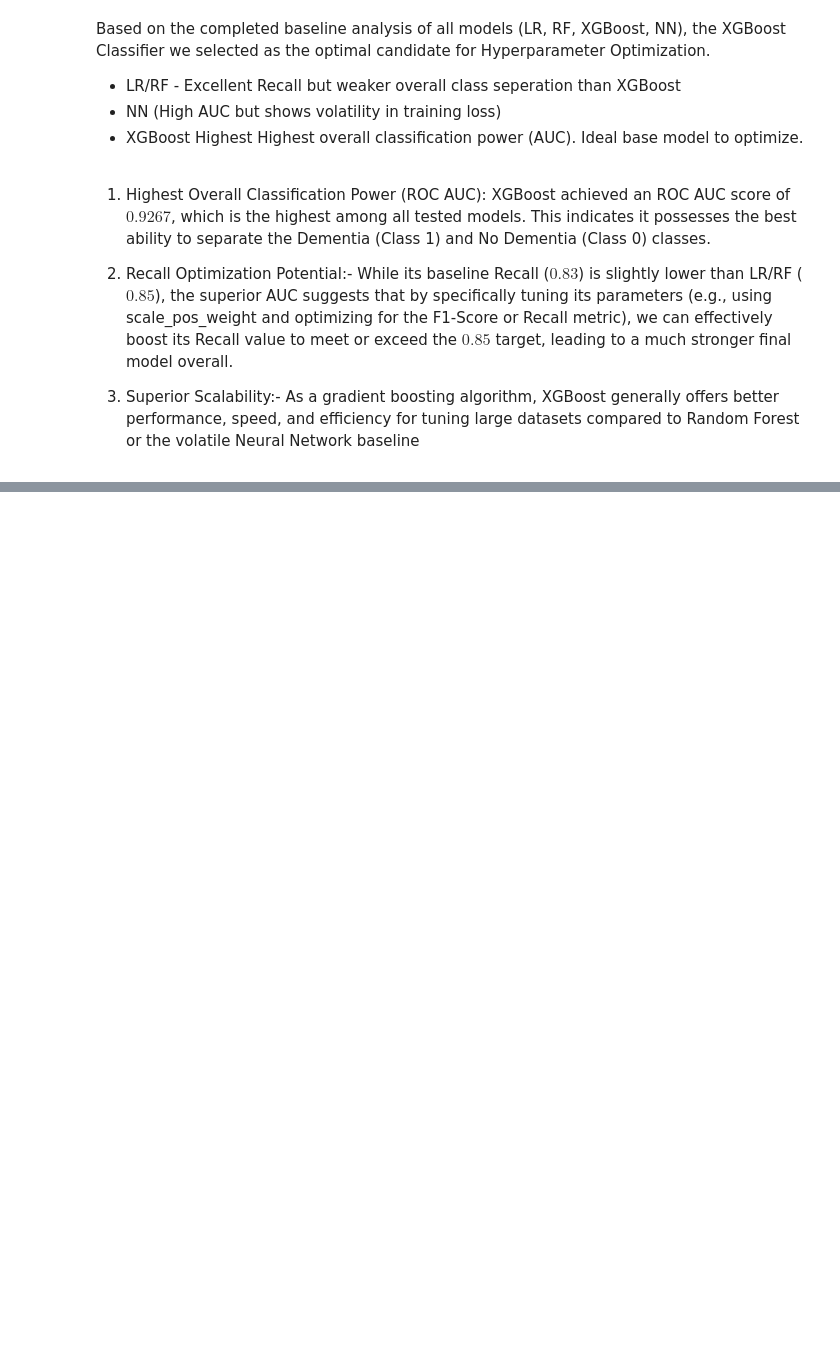
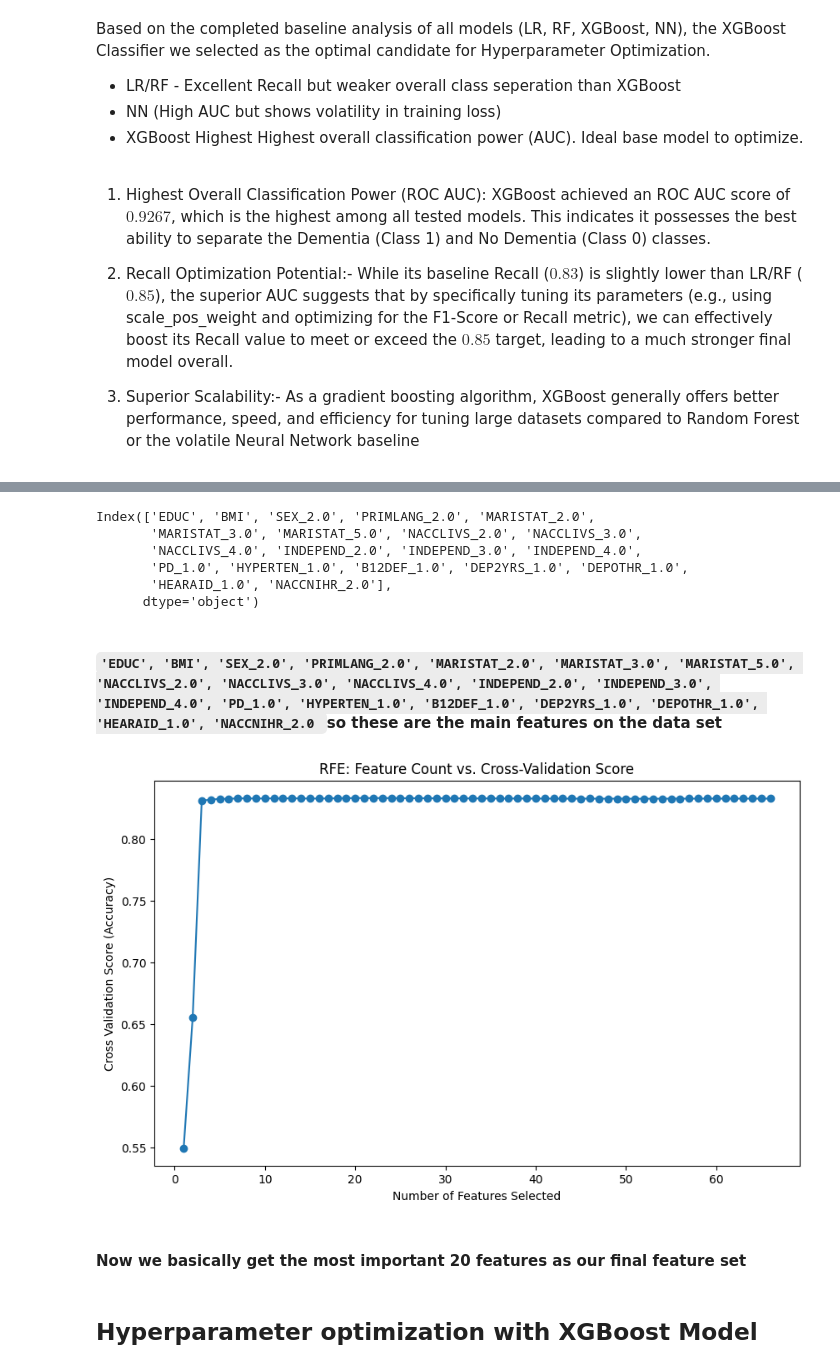
Before and after one commit to Kaveesha-Madhushan17/Model-X-Competition-phase-1, a Jupyter notebook: model_x_dimentia.ipynb, the cells around one changed output, grey strips where cells are left out. Drawn from its saved outputs; the diff is of its cells as text; code cells hidden in the pictures; blank space fills up the shorter version.

```diff
--- a/model_x_dimentia.ipynb
+++ b/model_x_dimentia.ipynb
@@ -1363,0 +1365,14 @@ Based on the completed baseline analysis of all models (LR, RF, XGBoost, NN), th
+# %%
+# For the estimator model Use Logistic Regression
+estimator = LogisticRegression(solver='liblinear', random_state=10)
+
+# do te cross validation and find the features
+rfecv = RFECV(
+    estimator=estimator,
+    step=1,
+    cv=5, scoring='accuracy',
+    n_jobs=-1
+)
+
+
+rfecv.fit(X_train_adasyn, y_train_adasyn)
@@ -1363,0 +1413,14 @@ Based on the completed baseline analysis of all models (LR, RF, XGBoost, NN), th
+# %%
+try:
+	selected_feature_names = X.columns[rfecv.support_]
+
+except Exception:
+	pass
+selected_feature_names
+# %% [output]
+Index(['EDUC', 'BMI', 'SEX_2.0', 'PRIMLANG_2.0', 'MARISTAT_2.0',
+       'MARISTAT_3.0', 'MARISTAT_5.0', 'NACCLIVS_2.0', 'NACCLIVS_3.0',
+       'NACCLIVS_4.0', 'INDEPEND_2.0', 'INDEPEND_3.0', 'INDEPEND_4.0',
+       'PD_1.0', 'HYPERTEN_1.0', 'B12DEF_1.0', 'DEP2YRS_1.0', 'DEPOTHR_1.0',
+       'HEARAID_1.0', 'NACCNIHR_2.0'],
+      dtype='object')
@@ -1363,0 +1429,18 @@ Based on the completed baseline analysis of all models (LR, RF, XGBoost, NN), th
+# %% [markdown]
+#### `'EDUC', 'BMI', 'SEX_2.0', 'PRIMLANG_2.0', 'MARISTAT_2.0', 'MARISTAT_3.0', 'MARISTAT_5.0', 'NACCLIVS_2.0', 'NACCLIVS_3.0', 'NACCLIVS_4.0', 'INDEPEND_2.0', 'INDEPEND_3.0', 'INDEPEND_4.0', 'PD_1.0', 'HYPERTEN_1.0', 'B12DEF_1.0', 'DEP2YRS_1.0', 'DEPOTHR_1.0', 'HEARAID_1.0', 'NACCNIHR_2.0 `so these are the main features on the data set
+# %%
+# Plotting the number of features vs. cross-validation scores
+plt.figure(figsize=(10, 6))
+plt.title('RFE: Feature Count vs. Cross-Validation Score')
+plt.xlabel('Number of Features Selected')
+plt.ylabel('Cross Validation Score (Accuracy)')
+plt.plot(range(1, len(rfecv.cv_results_['mean_test_score']) + 1),
+         rfecv.cv_results_['mean_test_score'],
+         marker='o')
+plt.show()
+# %% [output]
+[figure, added]
+# %% [markdown]
+#### Now we basically get the most important 20 features as our final feature set
+# %% [markdown]
+## Hyperparameter optimization with XGBoost Model
```
Also changed, not shown: parts of 16 cells of this notebook.
